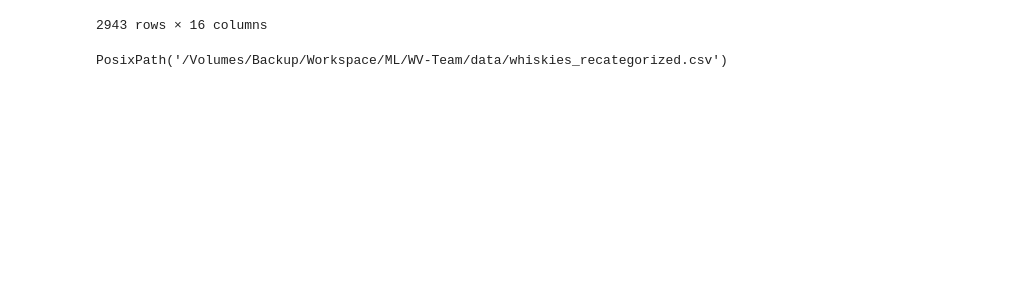
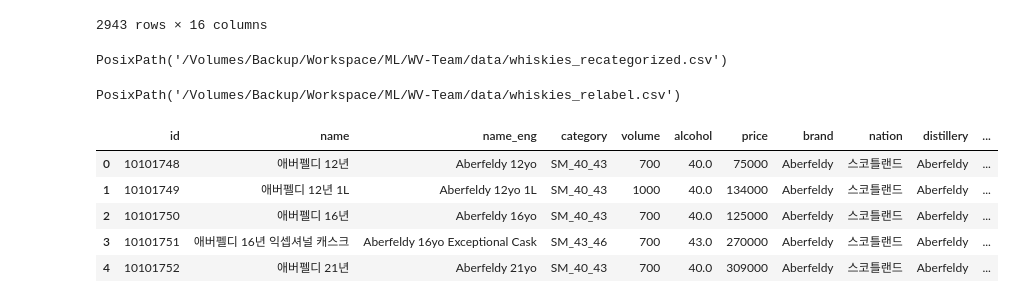
Before and after one commit to 2025-02-FML-team/WV-Team, a Jupyter notebook: notebooks/02_data_analysis.ipynb, the cells around one changed output. Saved outputs shown, nothing was run; the diff lists cells and outputs as text; code cells hidden in the pictures; blank space fills up the shorter version.

```diff
--- a/notebooks/02_data_analysis.ipynb
+++ b/notebooks/02_data_analysis.ipynb
@@ -247,3 +248,18 @@ new_csv_dir
 PosixPath('/Volumes/Backup/Workspace/ML/WV-Team/data/whiskies_recategorized.csv')
 # %%
 df.to_csv(new_csv_dir, index=False)
+# %%
+relabel_csv_dir = data_dir / 'whiskies_relabel.csv'
+relabel_csv_dir
+# %% [output]
+PosixPath('/Volumes/Backup/Workspace/ML/WV-Team/data/whiskies_relabel.csv')
+# %%
+df = pd.read_csv(relabel_csv_dir, low_memory=False)
+df.head()
+# %% [output]
+|  | id | name | name_eng | category | volume | alcohol | price | brand | nation | distillery | ... |
+| 0 | 10101748 | 애버펠디 12년 | Aberfeldy 12yo | SM_40_43 | 700 | 40.0 | 75000 | Aberfeldy | 스코틀랜드 | Aberfeldy | ... |
+| 1 | 10101749 | 애버펠디 12년 1L | Aberfeldy 12yo 1L | SM_40_43 | 1000 | 40.0 | 134000 | Aberfeldy | 스코틀랜드 | Aberfeldy | ... |
+| 2 | 10101750 | 애버펠디 16년 | Aberfeldy 16yo | SM_40_43 | 700 | 40.0 | 125000 | Aberfeldy | 스코틀랜드 | Aberfeldy | ... |
+| 3 | 10101751 | 애버펠디 16년 익셉셔널 캐스크 | Aberfeldy 16yo Exceptional Cask | SM_43_46 | 700 | 43.0 | 270000 | Aberfeldy | 스코틀랜드 | Aberfeldy | ... |
+| 4 | 10101752 | 애버펠디 21년 | Aberfeldy 21yo | SM_40_43 | 700 | 40.0 | 309000 | Aberfeldy | 스코틀랜드 | Aberfeldy | ... |
```
Also changed, not shown: parts of 4 cells of this notebook, 9 other files.
